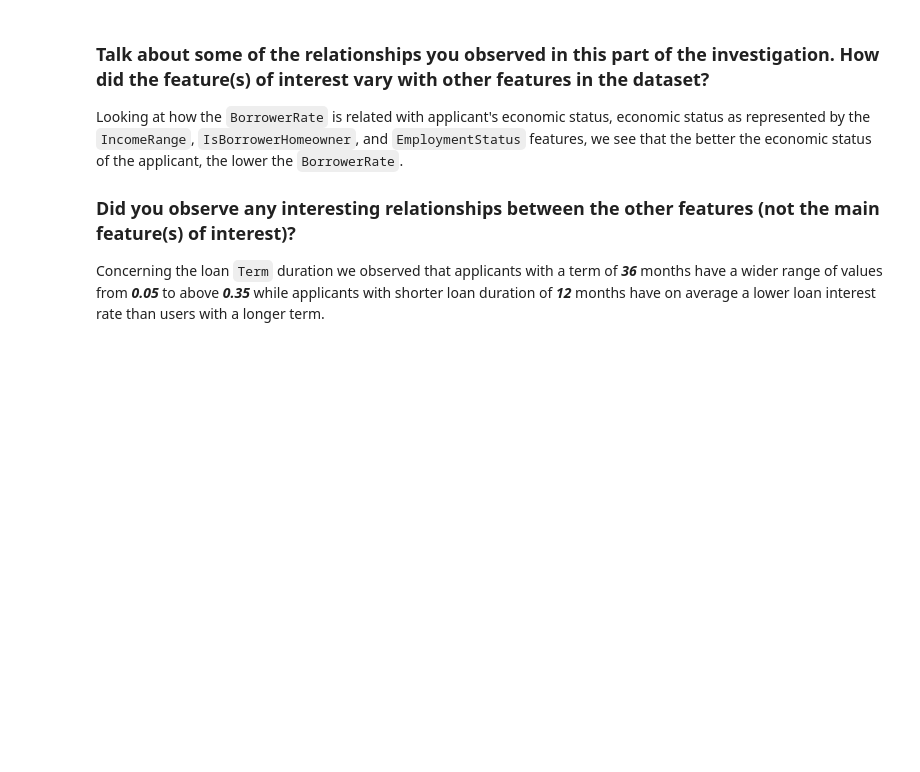
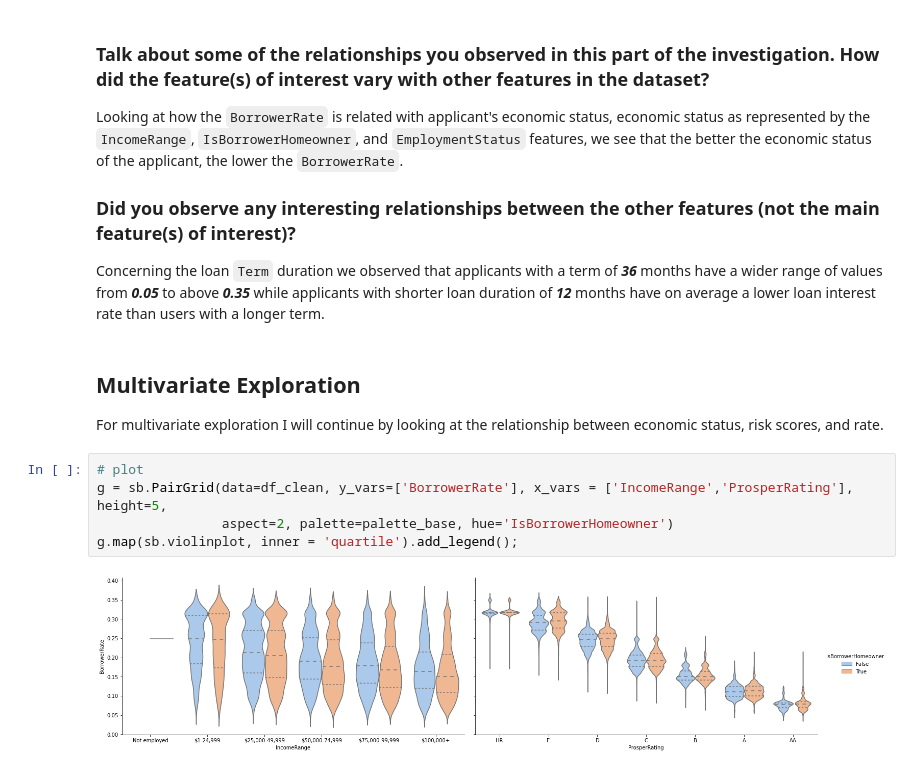
Before and after one commit to ArthurEzenwanne/visualize-communicate-project, a Jupyter notebook: Part_I_exploration.ipynb, the cells around one changed output. Saved outputs shown, nothing was run; the diff lists cells and outputs as text; blank space fills up the shorter version.

Commit message:
feat: Complete multivarate visualizations

```diff
--- a/Part_I_exploration.ipynb
+++ b/Part_I_exploration.ipynb
@@ -864,3 +864,14 @@ Looking at how the `BorrowerRate` is related with applicant's economic status, e
 
 ### Did you observe any interesting relationships between the other features (not the main feature(s) of interest)?
 Concerning the loan `Term` duration we observed that applicants with a term of __*36*__ months have a wider range of values from __*0.05*__ to above __*0.35*__ while applicants with shorter loan duration of __*12*__ months have on average a lower loan interest rate than users with a longer term.
+# %% [markdown]
+## Multivariate Exploration
+
+For multivariate exploration I will continue by looking at the relationship between economic status, risk scores, and rate.
+# %%
+# plot
+g = sb.PairGrid(data=df_clean, y_vars=['BorrowerRate'], x_vars = ['IncomeRange','ProsperRating'], height=5,
+                aspect=2, palette=palette_base, hue='IsBorrowerHomeowner')
+g.map(sb.violinplot, inner = 'quartile').add_legend();
+# %% [output]
+[figure, added]
```
Also changed, not shown: parts of 13 cells of this notebook.
